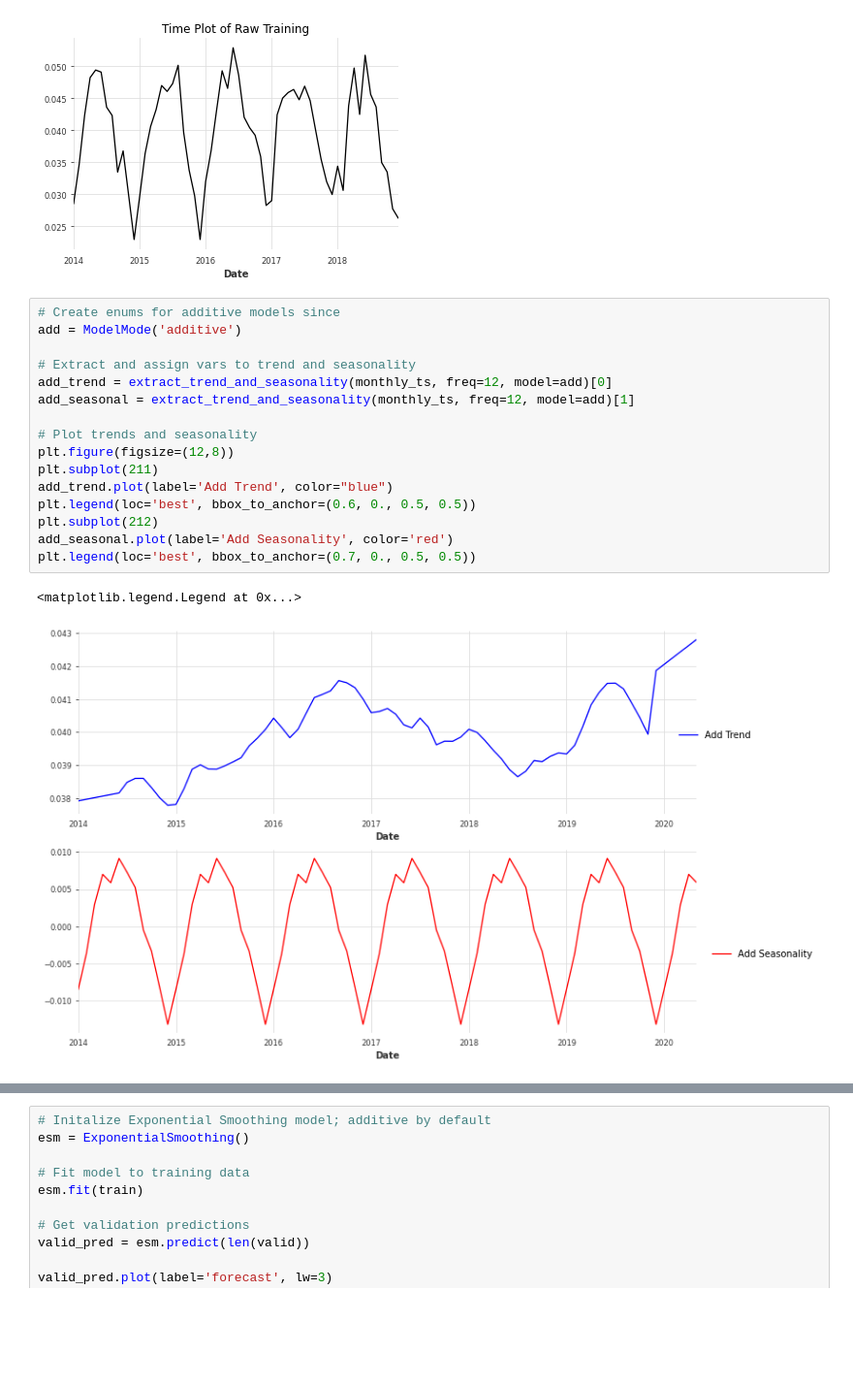
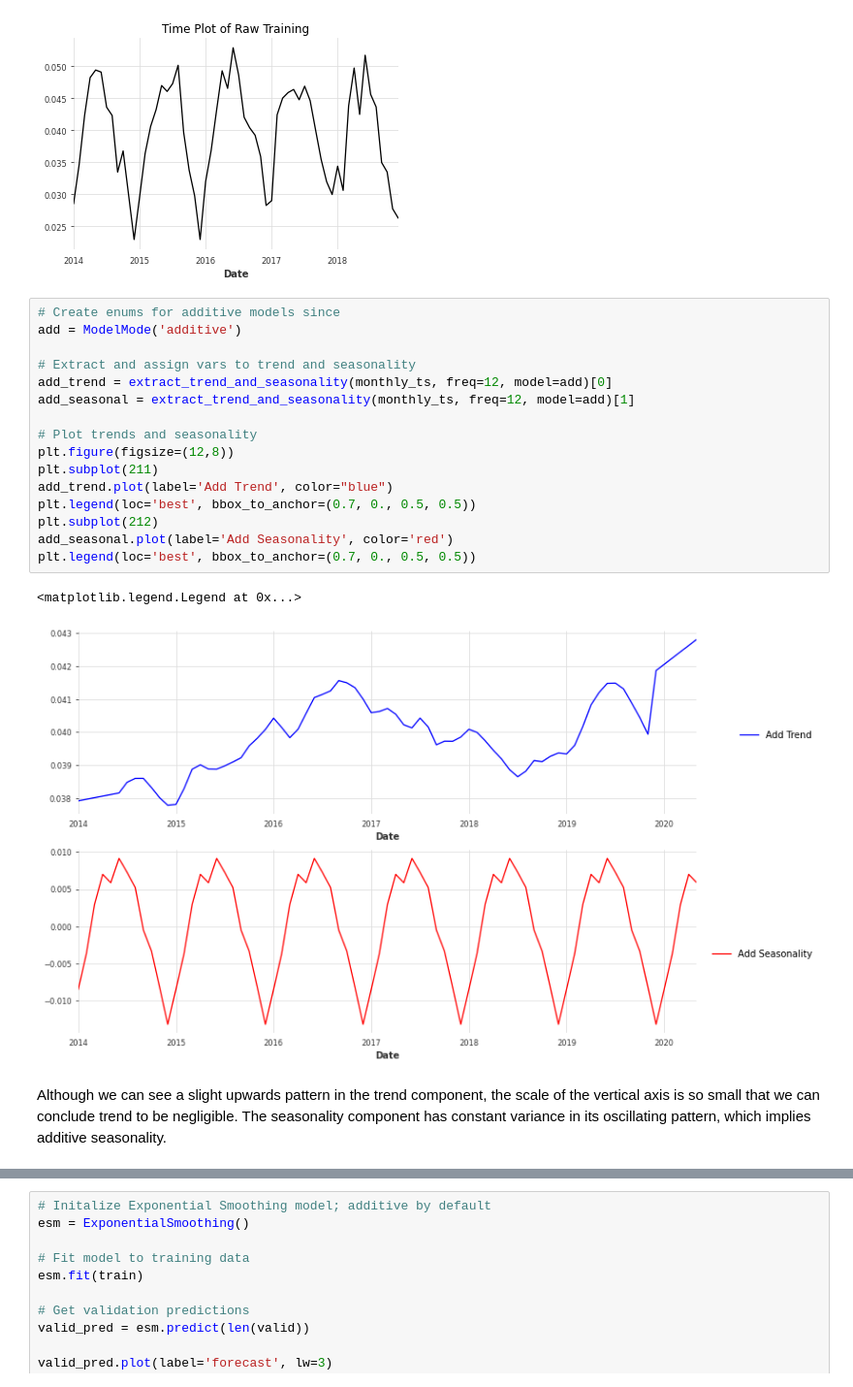
Before and after one commit to chelynl/darts_python, a Jupyter notebook: Time_Series_Using_Darts.ipynb, the cells around one changed output, grey strips where cells are left out. Shown at 97% size. Cells and saved outputs as stored; diff of their text form; blank space fills up the shorter version.

```diff
--- a/Time_Series_Using_Darts.ipynb
+++ b/Time_Series_Using_Darts.ipynb
@@ -141,20 +141,22 @@ Text(0.5, 1.0, 'Time Plot of Raw Training')
 # %%
 # Create enums for additive models since
 add = ModelMode('additive')
 
 # Extract and assign vars to trend and seasonality
 add_trend = extract_trend_and_seasonality(monthly_ts, freq=12, model=add)[0]
 add_seasonal = extract_trend_and_seasonality(monthly_ts, freq=12, model=add)[1]
 
 # Plot trends and seasonality
 plt.figure(figsize=(12,8))
 plt.subplot(211)
 add_trend.plot(label='Add Trend', color="blue")
-plt.legend(loc='best', bbox_to_anchor=(0.6, 0., 0.5, 0.5))
+plt.legend(loc='best', bbox_to_anchor=(0.7, 0., 0.5, 0.5))
 plt.subplot(212)
 add_seasonal.plot(label='Add Seasonality', color='red')
 plt.legend(loc='best', bbox_to_anchor=(0.7, 0., 0.5, 0.5))
 # %% [output]
 <matplotlib.legend.Legend at 0x...>
-[figure, old version]
+[figure, new version]
+# %% [markdown]
+Although we can see a slight upwards pattern in the trend component, the scale of the vertical axis is so small that we can conclude trend to be negligible. The seasonality component has constant variance in its oscillating pattern, which implies additive seasonality.
 # %%
```
Also changed, not shown: parts of 6 cells of this notebook.
